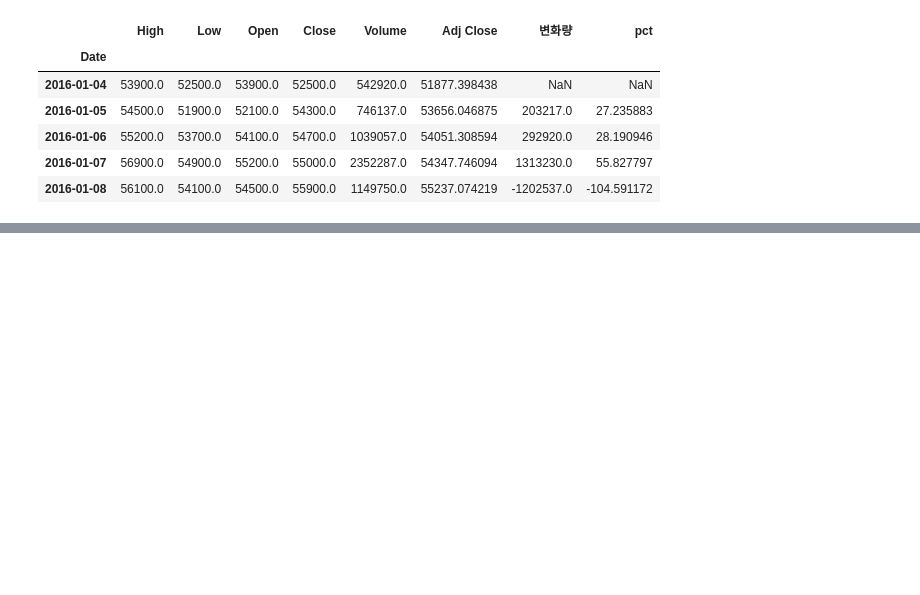
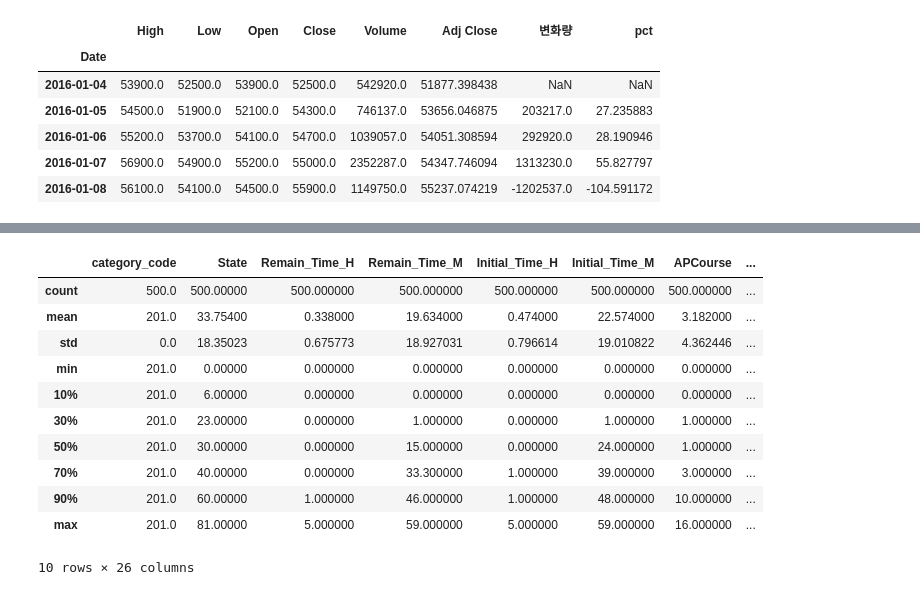
Before and after one commit to CodingSta/demo-201810-lge, a Jupyter notebook: 파이썬강의.ipynb, the cells around one changed output, grey strips where cells are left out. Drawn from its saved outputs; the diff is of its cells as text; code cells hidden in the pictures; blank space fills up the shorter version.

```diff
--- a/파이썬강의.ipynb
+++ b/파이썬강의.ipynb
@@ -1796,0 +1824,4 @@ df_lge.head()
+# %%
+df_washer = pd.read_csv('LG_Python_Lecture_for_student_181010/2/data/washing_machine/washer.csv')
+print(df_washer.shape)
+df_washer.head()
@@ -1796,0 +1857,15 @@ df_lge.head()
+# %%
+df_washer.describe(percentiles=[0.1, 0.3, 0.5, 0.7, 0.9])
+# %% [output]
+|  | category_code | State | Remain_Time_H | Remain_Time_M | Initial_Time_H | Initial_Time_M | APCourse | ... |
+| count | 500.0 | 500.00000 | 500.000000 | 500.000000 | 500.000000 | 500.000000 | 500.000000 | ... |
+| mean | 201.0 | 33.75400 | 0.338000 | 19.634000 | 0.474000 | 22.574000 | 3.182000 | ... |
+| std | 0.0 | 18.35023 | 0.675773 | 18.927031 | 0.796614 | 19.010822 | 4.362446 | ... |
+| min | 201.0 | 0.00000 | 0.000000 | 0.000000 | 0.000000 | 0.000000 | 0.000000 | ... |
+| 10% | 201.0 | 6.00000 | 0.000000 | 0.000000 | 0.000000 | 0.000000 | 0.000000 | ... |
+| 30% | 201.0 | 23.00000 | 0.000000 | 1.000000 | 0.000000 | 1.000000 | 1.000000 | ... |
+| 50% | 201.0 | 30.00000 | 0.000000 | 15.000000 | 0.000000 | 24.000000 | 1.000000 | ... |
+| 70% | 201.0 | 40.00000 | 0.000000 | 33.300000 | 1.000000 | 39.000000 | 3.000000 | ... |
+| 90% | 201.0 | 60.00000 | 1.000000 | 46.000000 | 1.000000 | 48.000000 | 10.000000 | ... |
+| max | 201.0 | 81.00000 | 5.000000 | 59.000000 | 5.000000 | 59.000000 | 16.000000 | ... |
+10 rows × 26 columns
```
Also changed, not shown: parts of 18 cells of this notebook.
